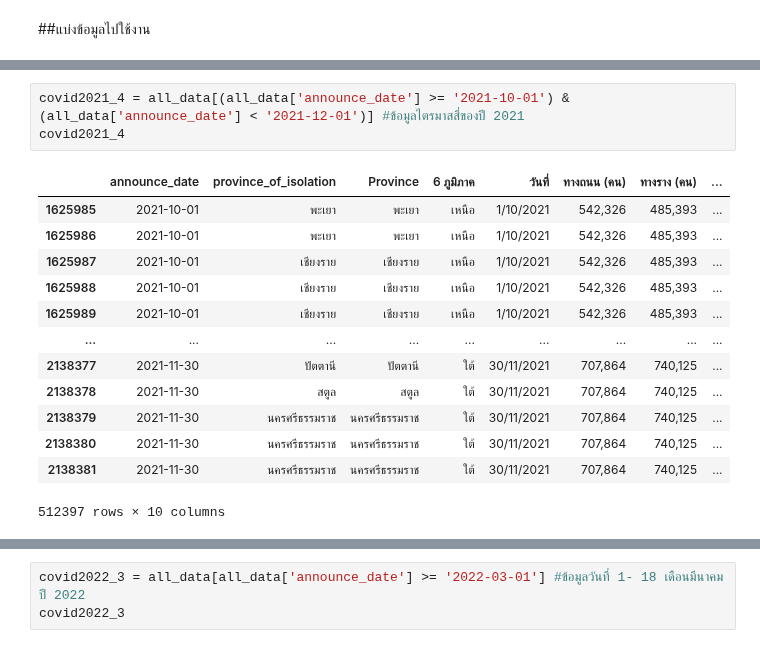
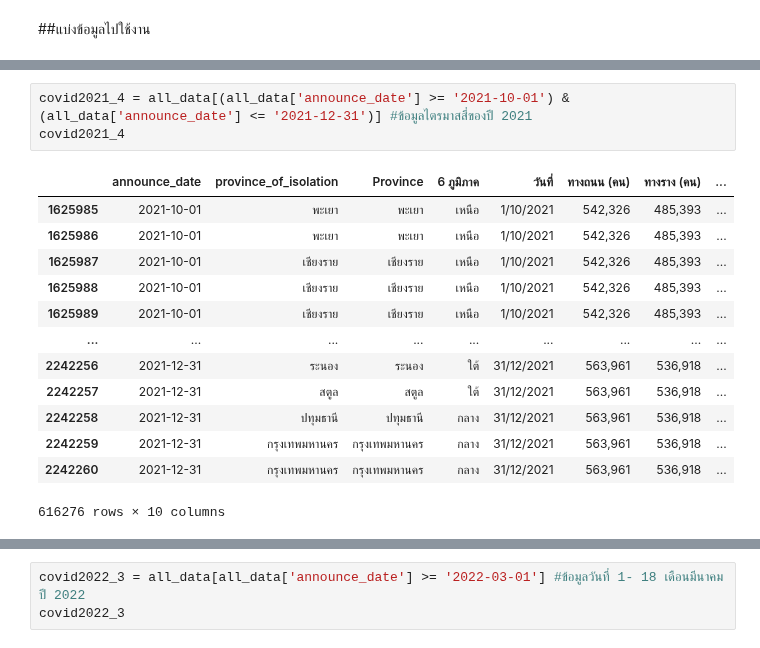
Before and after one commit to Nunticha24/data_viz_2022, a Jupyter notebook: Project_Dinosaur.ipynb, the cells around one changed output, grey strips where cells are left out. Drawn from its saved outputs; the diff is of its cells as text.

```diff
--- a/Project_Dinosaur.ipynb
+++ b/Project_Dinosaur.ipynb
@@ -455,20 +455,20 @@ covid2021_3
 | 1625984 | 2021-09-30 | สงขลา | สงขลา | ใต้ | 30/9/2021 | 470,121 | 436,644 | ... |
 1366956 rows × 10 columns
 # %%
-covid2021_4 = all_data[(all_data['announce_date'] >= '2021-10-01') & (all_data['announce_date'] < '2021-12-01')] #ข้อมูลไตรมาสสี่ของปี 2021
+covid2021_4 = all_data[(all_data['announce_date'] >= '2021-10-01') & (all_data['announce_date'] <= '2021-12-31')] #ข้อมูลไตรมาสสี่ของปี 2021
 covid2021_4
 # %% [output]
 |  | announce_date | province_of_isolation | Province | 6 ภูมิภาค | วันที่ | ทางถนน (คน) | ทางราง (คน) | ... |
 | 1625985 | 2021-10-01 | พะเยา | พะเยา | เหนือ | 1/10/2021 | 542,326 | 485,393 | ... |
 | 1625986 | 2021-10-01 | พะเยา | พะเยา | เหนือ | 1/10/2021 | 542,326 | 485,393 | ... |
 | 1625987 | 2021-10-01 | เชียงราย | เชียงราย | เหนือ | 1/10/2021 | 542,326 | 485,393 | ... |
 | 1625988 | 2021-10-01 | เชียงราย | เชียงราย | เหนือ | 1/10/2021 | 542,326 | 485,393 | ... |
 | 1625989 | 2021-10-01 | เชียงราย | เชียงราย | เหนือ | 1/10/2021 | 542,326 | 485,393 | ... |
 | ... | ... | ... | ... | ... | ... | ... | ... | ... |
-| 2138377 | 2021-11-30 | ปัตตานี | ปัตตานี | ใต้ | 30/11/2021 | 707,864 | 740,125 | ... |
-| 2138378 | 2021-11-30 | สตูล | สตูล | ใต้ | 30/11/2021 | 707,864 | 740,125 | ... |
-| 2138379 | 2021-11-30 | นครศรีธรรมราช | นครศรีธรรมราช | ใต้ | 30/11/2021 | 707,864 | 740,125 | ... |
-| 2138380 | 2021-11-30 | นครศรีธรรมราช | นครศรีธรรมราช | ใต้ | 30/11/2021 | 707,864 | 740,125 | ... |
-| 2138381 | 2021-11-30 | นครศรีธรรมราช | นครศรีธรรมราช | ใต้ | 30/11/2021 | 707,864 | 740,125 | ... |
+| 2242256 | 2021-12-31 | ระนอง | ระนอง | ใต้ | 31/12/2021 | 563,961 | 536,918 | ... |
+| 2242257 | 2021-12-31 | สตูล | สตูล | ใต้ | 31/12/2021 | 563,961 | 536,918 | ... |
+| 2242258 | 2021-12-31 | ปทุมธานี | ปทุมธานี | กลาง | 31/12/2021 | 563,961 | 536,918 | ... |
+| 2242259 | 2021-12-31 | กรุงเทพมหานคร | กรุงเทพมหานคร | กลาง | 31/12/2021 | 563,961 | 536,918 | ... |
+| 2242260 | 2021-12-31 | กรุงเทพมหานคร | กรุงเทพมหานคร | กลาง | 31/12/2021 | 563,961 | 536,918 | ... |
-512397 rows × 10 columns
+616276 rows × 10 columns
 # %%
```
Also changed, not shown: parts of 7 cells of this notebook.
